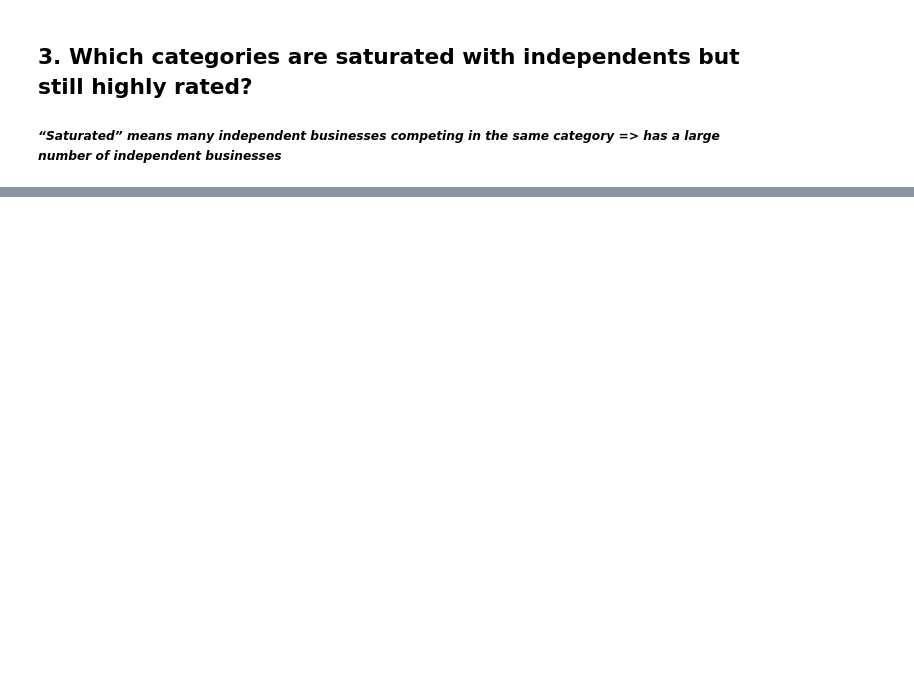
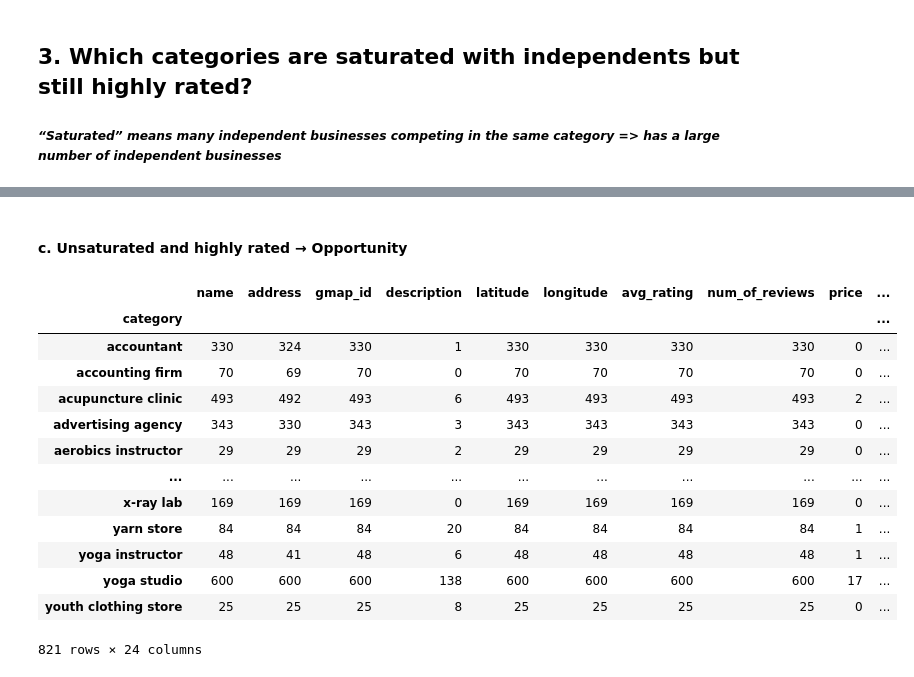
Before and after one commit to Dhrutube/DS3-LocalLens, a Jupyter notebook: final_notebook.ipynb, the cells around one changed output, grey strips where cells are left out. Saved outputs shown, nothing was run; the diff lists cells and outputs as text; code cells hidden in the pictures; blank space fills up the shorter version.

Commit message:
Added saturated categories

```diff
--- a/final_notebook.ipynb
+++ b/final_notebook.ipynb
@@ -284,3 +304,22 @@ independent_win
 # %% [markdown]
 ## **3. Which categories are saturated with independents but still highly rated?**
 ##### *“Saturated” means many independent businesses competing in the same category => has a large number of independent businesses*
+# %%
+independent_normalized = category_df[category_df.get('is_brand') == False]
+
+
+# Identify saturated category
+saturated_normalized = independent_normalized.groupby('category')['name'].count().reset_index(name='count_saturated').sort_values(by='count_saturated', ascending=False).reset_index(drop=True)
+
+print("Highest number of saturated:",saturated_normalized.get('count_saturated').iloc[0])
+
+# # attach count to each row
+independent_normalized['count_saturated'] = independent_normalized['category'].map(
+    saturated_normalized.set_index('category')['count_saturated']
+)
+
+# # flag saturated
+saturated_threshold = 5000
+independent_normalized['is_saturated'] = independent_normalized['count_saturated'] > saturated_threshold
+
+independent_normalized
@@ -286,0 +354,8 @@ independent_win
+# %%
+# Compute median rating per category (Series)
+median_rating_by_category = (
+    independent_normalized.groupby('category')['rating_zscore'].median()
+)
+median_rating_by_category
+
+#how to filter actual businesses ex: park,..
@@ -286,0 +376,6 @@ independent_win
+# %%
+# Map back to independent
+independent_normalized['median_rating_z'] = (
+    independent_normalized['category'].map(median_rating_by_category)
+)
+independent_normalized
@@ -286,0 +405,2 @@ independent_win
+# %%
+independent_rating_threshold = 0.34
@@ -286,0 +452,20 @@ independent_win
+# %% [markdown]
+#### **c. Unsaturated and highly rated → Opportunity**
+# %%
+opportunity_market = independent_normalized[(independent_normalized.get('is_saturated') == False) & (independent_normalized.get('median_rating') >= independent_rating_threshold)]
+opportunity_market.groupby('category').count()
+# %% [output]
+|  | name | address | gmap_id | description | latitude | longitude | avg_rating | num_of_reviews | price | ... |
+| category |  |  |  |  |  |  |  |  |  | ... |
+| accountant | 330 | 324 | 330 | 1 | 330 | 330 | 330 | 330 | 0 | ... |
+| accounting firm | 70 | 69 | 70 | 0 | 70 | 70 | 70 | 70 | 0 | ... |
+| acupuncture clinic | 493 | 492 | 493 | 6 | 493 | 493 | 493 | 493 | 2 | ... |
+| advertising agency | 343 | 330 | 343 | 3 | 343 | 343 | 343 | 343 | 0 | ... |
+| aerobics instructor | 29 | 29 | 29 | 2 | 29 | 29 | 29 | 29 | 0 | ... |
+| ... | ... | ... | ... | ... | ... | ... | ... | ... | ... | ... |
+| x-ray lab | 169 | 169 | 169 | 0 | 169 | 169 | 169 | 169 | 0 | ... |
+| yarn store | 84 | 84 | 84 | 20 | 84 | 84 | 84 | 84 | 1 | ... |
+| yoga instructor | 48 | 41 | 48 | 6 | 48 | 48 | 48 | 48 | 1 | ... |
+| yoga studio | 600 | 600 | 600 | 138 | 600 | 600 | 600 | 600 | 17 | ... |
+| youth clothing store | 25 | 25 | 25 | 8 | 25 | 25 | 25 | 25 | 0 | ... |
+821 rows × 24 columns
```
Also changed, not shown: parts of 17 cells of this notebook.
